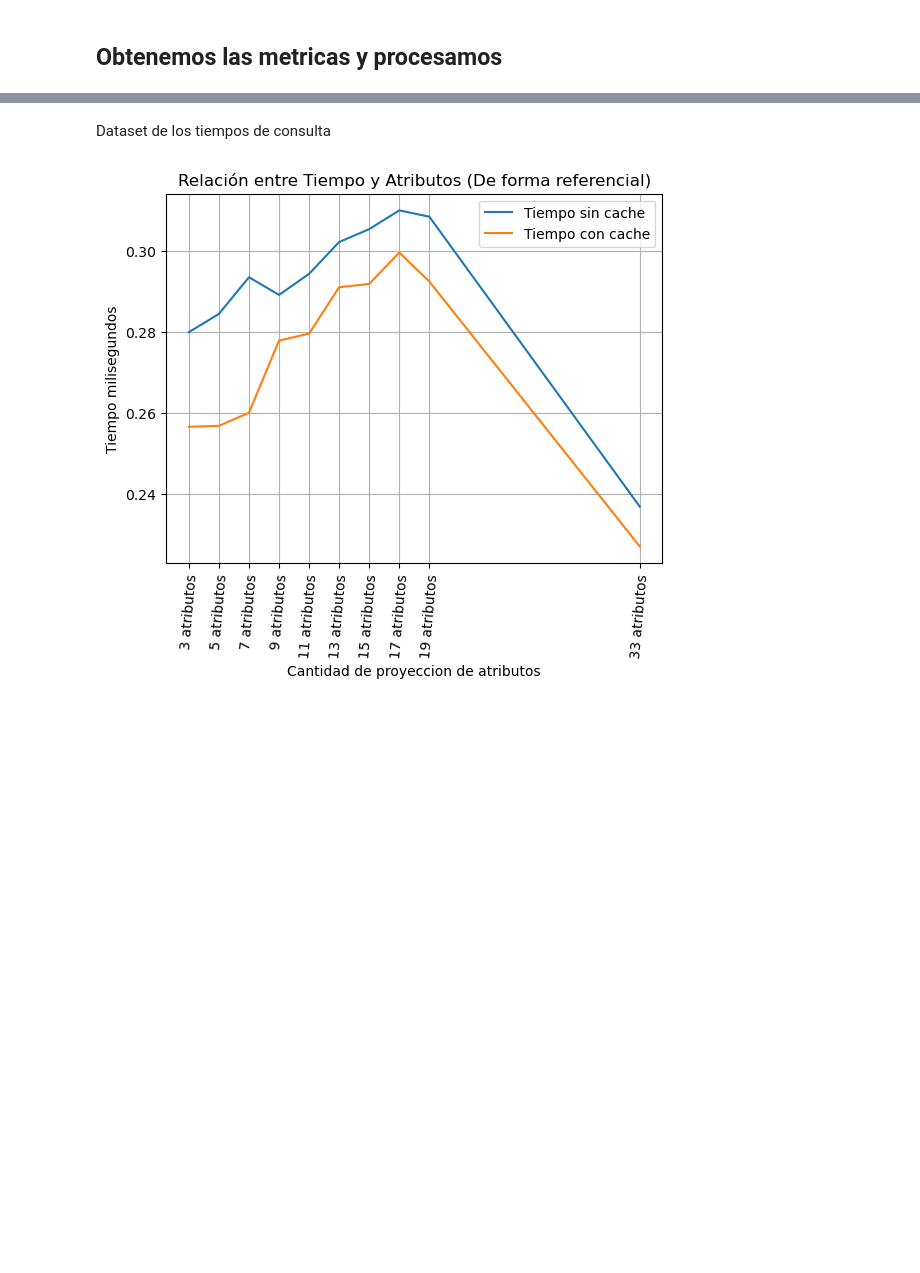
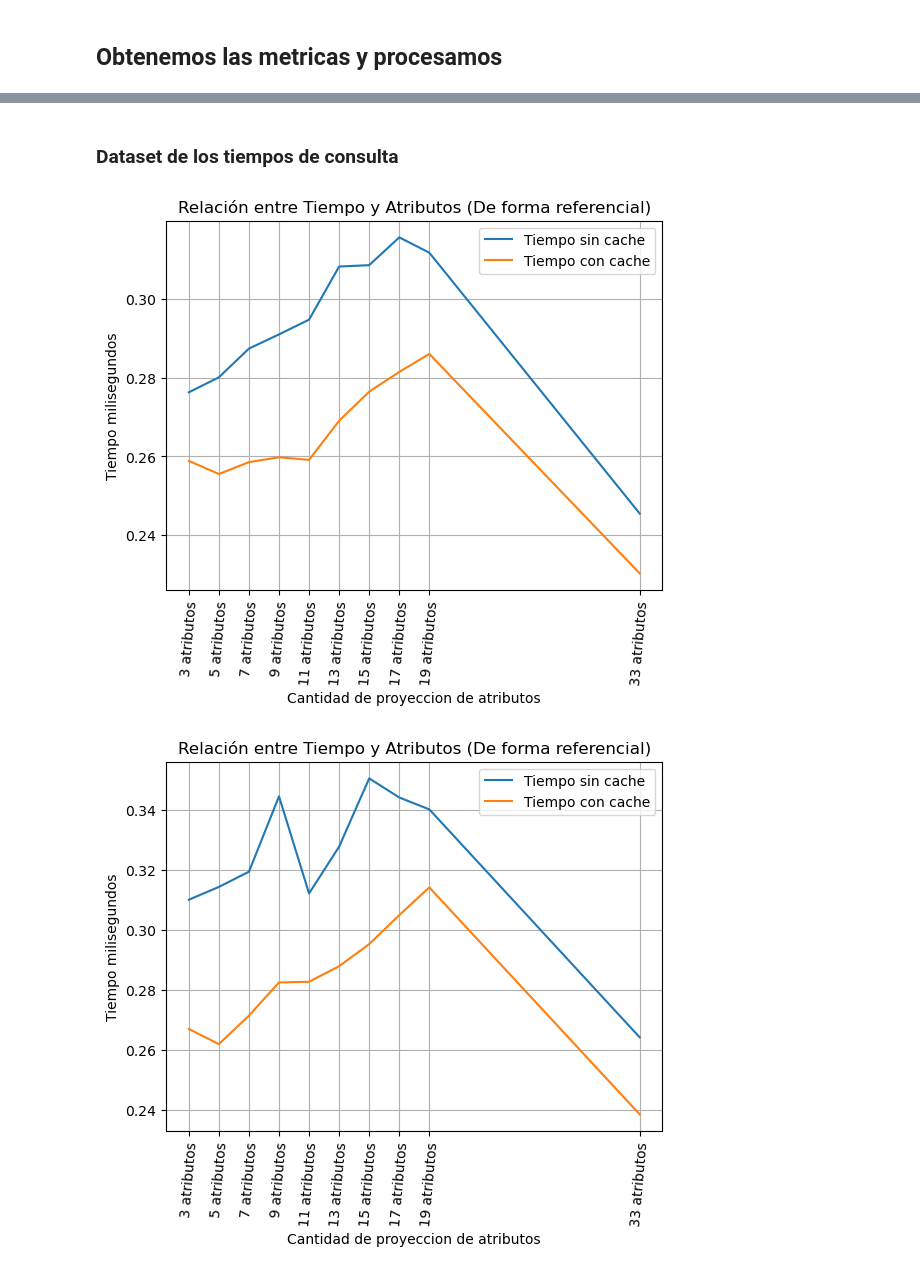
Before and after one commit to Stormlocc/NoSQL-CompareQueryEmbebedReference, a Jupyter notebook: atributoVStiempo.ipynb, the cells around one changed output, grey strips where cells are left out. Cells and saved outputs as stored; diff of their text form; code cells hidden in the pictures; blank space fills up the shorter version.

Commit message:
Grafica con y sin Cache && referencial y anidado

```diff
--- a/atributoVStiempo.ipynb
+++ b/atributoVStiempo.ipynb
@@ -477,18 +626,18 @@ Abrimos el archivos y guardamos en una nueva matriz
 import csv
 import numpy as np
 
-print("Cantidad de tiempos cache iniciales",len(tiempos_Cache))
+print("Cantidad de tiempos cache iniciales",len(tiempos_Cache_ref))
 
 matriz = []
 
-with open(archivo_csv_cache, 'r') as archivo:
+with open(archivo_csv_cache_ref, 'r') as archivo:
     lector_csv = csv.reader(archivo)
     for fila in lector_csv:
         fila_numeros = np.array(fila, dtype=np.float64)
         matriz.append(fila_numeros)
 
-tiempos_Cache = np.array(matriz)
+tiempos_Cache_ref = np.array(matriz)
 
-print("Cantidad de tiempos cache actual - leidos de archivo",len(tiempos_Cache))
+print("Cantidad de tiempos cache actual - leidos de archivo",len(tiempos_Cache_ref))
 # %% [output]
 Cantidad de tiempos cache iniciales 400
@@ -497,17 +669,17 @@ Cantidad de tiempos cache actual - leidos de archivo 1200
 import csv
 import numpy as np
 
-print("Cantidad de tiempos sin Cache iniciales",len(tiempos_sinCache))
+print("Cantidad de tiempos sin Cache iniciales",len(tiempos_sinCache_ref))
 
 matriz = []
 
-with open(archivo_csv_sinCache, 'r') as archivo:
+with open(archivo_csv_sinCache_ref, 'r') as archivo:
     lector_csv = csv.reader(archivo)
     for fila in lector_csv:
         fila_numeros = np.array(fila, dtype=np.float64)
         matriz.append(fila_numeros)
 
-tiempos_sinCache = np.array(matriz)
+tiempos_sinCache_ref = np.array(matriz)
 
-print("Cantidad de tiempos actual sin Cache - leidos de archivo",len(tiempos_sinCache))
+print("Cantidad de tiempos actual sin Cache - leidos de archivo",len(tiempos_sinCache_ref))
 # %% [output]
@@ -528,0 +712,15 @@ sin cache promedios [0.27585526 0.280961   0.2874579  0.28531611 0.28887888 0.30
+# %%
+import numpy as np
+#Cache ref
+promedio_tiempos_cache_ref = np.mean(tiempos_Cache_ref, axis=0)
+print("cache promedios referencial",promedio_tiempos_cache_ref)
+#Cache ani
+promedio_tiempos_cache_ani = np.mean(tiempos_Cache_ani, axis=0)
+print("cache promedios anidado",promedio_tiempos_cache_ani)
+
+#Sin cache ref
+promedio_tiempos_sinCache_ref = np.mean(tiempos_sinCache_ref, axis=0)
+print("sin cache promedios referencial",promedio_tiempos_sinCache_ref)
+#Sin cache ani
+promedio_tiempos_sinCache_ani = np.mean(tiempos_sinCache_ani, axis=0)
+print("sin cache promedios anidado",promedio_tiempos_sinCache_ani)
@@ -529,19 +736,30 @@ sin cache promedios [0.27585526 0.280961   0.2874579  0.28531611 0.28887888 0.30
 # %% [markdown]
-Dataset de los tiempos de consulta
+### Dataset de los tiempos de consulta
 # %%
 import matplotlib.pyplot as plt
 
 atributos = list(dic_atributos.keys())
 atributos_name = list(dic_atributos.values())
 
-plt.plot(atributos, promedio_tiempos_sinCache,label="Tiempo sin cache")
-plt.plot(atributos, promedio_tiempos_cache,label="Tiempo con cache")
+plt.plot(atributos, promedio_tiempos_sinCache_ref, label="Tiempo sin cache")
+plt.plot(atributos, promedio_tiempos_cache_ref, label="Tiempo con cache")
 plt.xlabel('Cantidad de proyeccion de atributos')
 plt.ylabel('Tiempo milisegundos')
 plt.xticks(atributos,atributos_name,rotation=85)
 plt.title('Relación entre Tiempo y Atributos (De forma referencial)')
 plt.legend()
 plt.grid()
 plt.show()
+
+plt.plot(atributos, promedio_tiempos_sinCache_ani, label="Tiempo sin cache")
+plt.plot(atributos, promedio_tiempos_cache_ani, label="Tiempo con cache")
+plt.xlabel('Cantidad de proyeccion de atributos')
+plt.ylabel('Tiempo milisegundos')
+plt.xticks(atributos,atributos_name,rotation=85)
+plt.title('Relación entre Tiempo y Atributos (De forma referencial)')
+plt.legend()
+plt.grid()
+plt.show()
 # %% [output]
-[figure, old version]
+[figure, new version]
+[figure, added]
```
Also changed, not shown: parts of 29 cells of this notebook.
